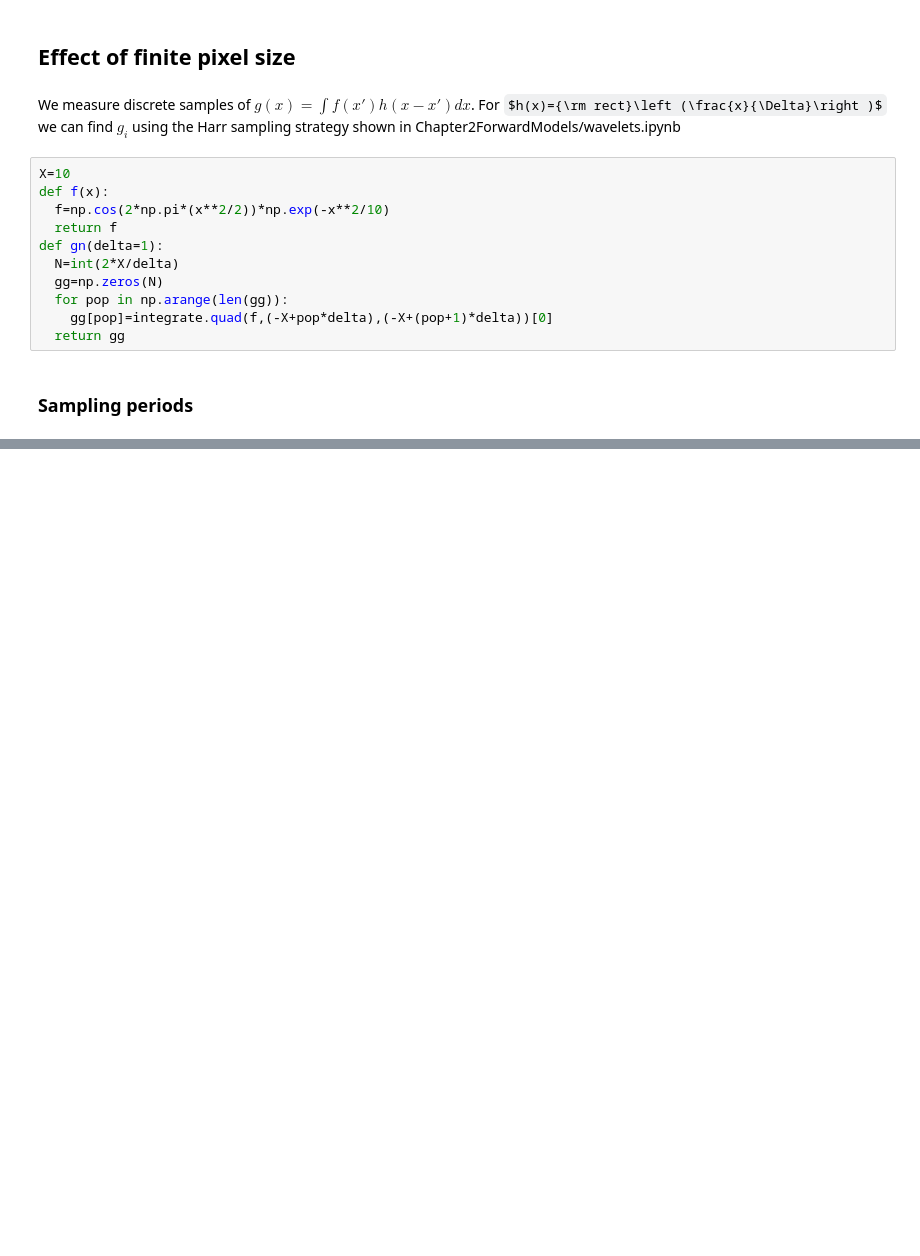
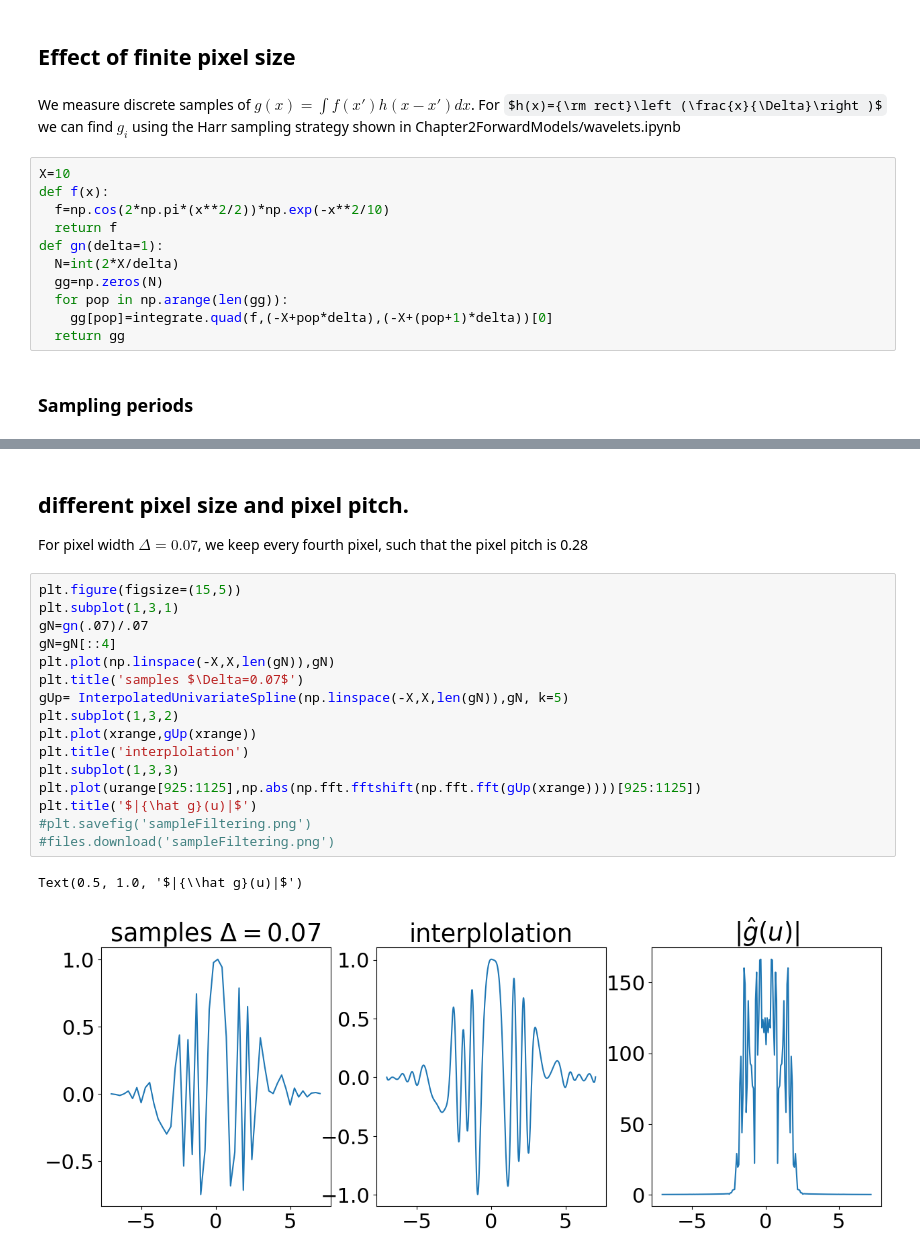
Before and after one commit to arizonaCameraLab/computationalImaging, a Jupyter notebook: Chapter2ForwardModels/DiscreteForwardModels.ipynb, the cells around one changed output, grey strips where cells are left out. Saved outputs shown, nothing was run; the diff lists cells and outputs as text; some formulas as TeX source; blank space fills up the shorter version.

```diff
--- a/Chapter2ForwardModels/DiscreteForwardModels.ipynb
+++ b/Chapter2ForwardModels/DiscreteForwardModels.ipynb
@@ -262,0 +268,22 @@ plt.savefig('sampleFiltering.png')
+# %% [markdown]
+## different pixel size and pixel pitch.
+For pixel width $\Delta=0.07$, we keep every fourth pixel, such that the pixel pitch is 0.28
+# %%
+plt.figure(figsize=(15,5))
+plt.subplot(1,3,1)
+gN=gn(.07)/.07
+gN=gN[::4]
+plt.plot(np.linspace(-X,X,len(gN)),gN)
+plt.title('samples $\Delta=0.07$')
+gUp= InterpolatedUnivariateSpline(np.linspace(-X,X,len(gN)),gN, k=5)
+plt.subplot(1,3,2)
+plt.plot(xrange,gUp(xrange))
+plt.title('interplolation')
+plt.subplot(1,3,3)
+plt.plot(urange[925:1125],np.abs(np.fft.fftshift(np.fft.fft(gUp(xrange))))[925:1125])
+plt.title('$|{\hat g}(u)|$')
+#plt.savefig('sampleFiltering.png')
+#files.download('sampleFiltering.png')
+# %% [output]
+Text(0.5, 1.0, '$|{\\hat g}(u)|$')
+[figure, added]
```
Also changed, not shown: parts of 2 cells of this notebook.
